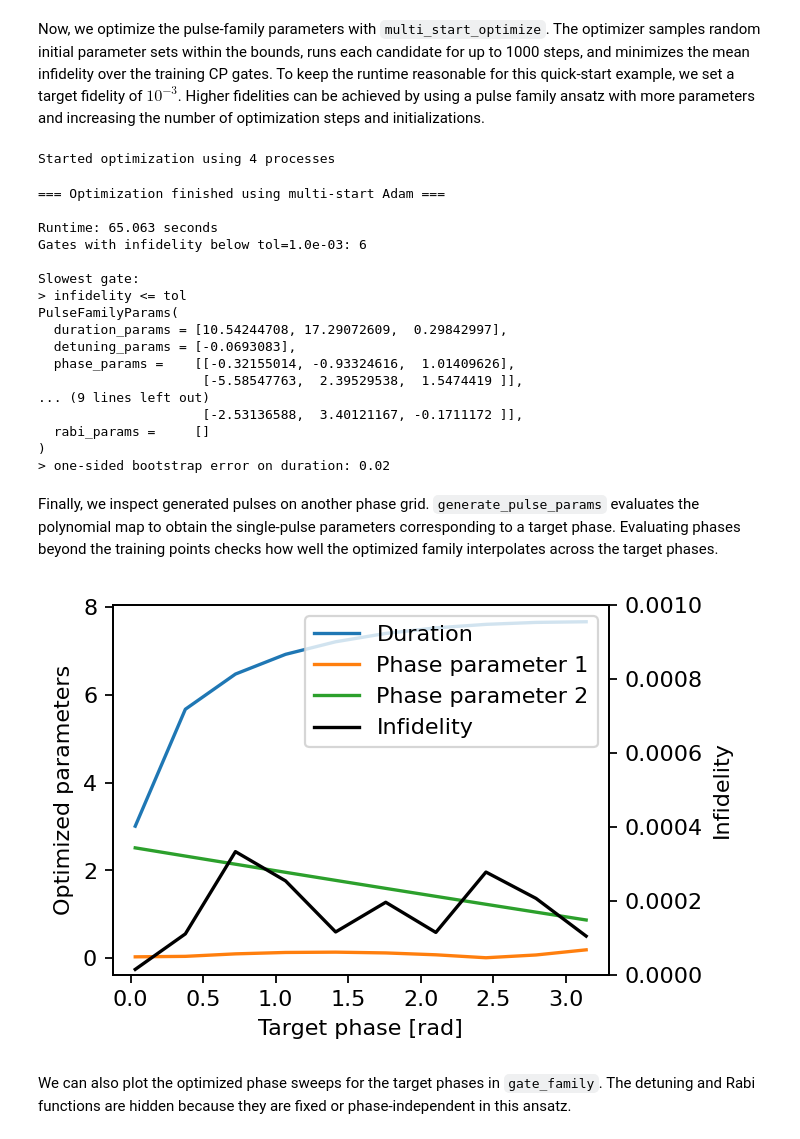
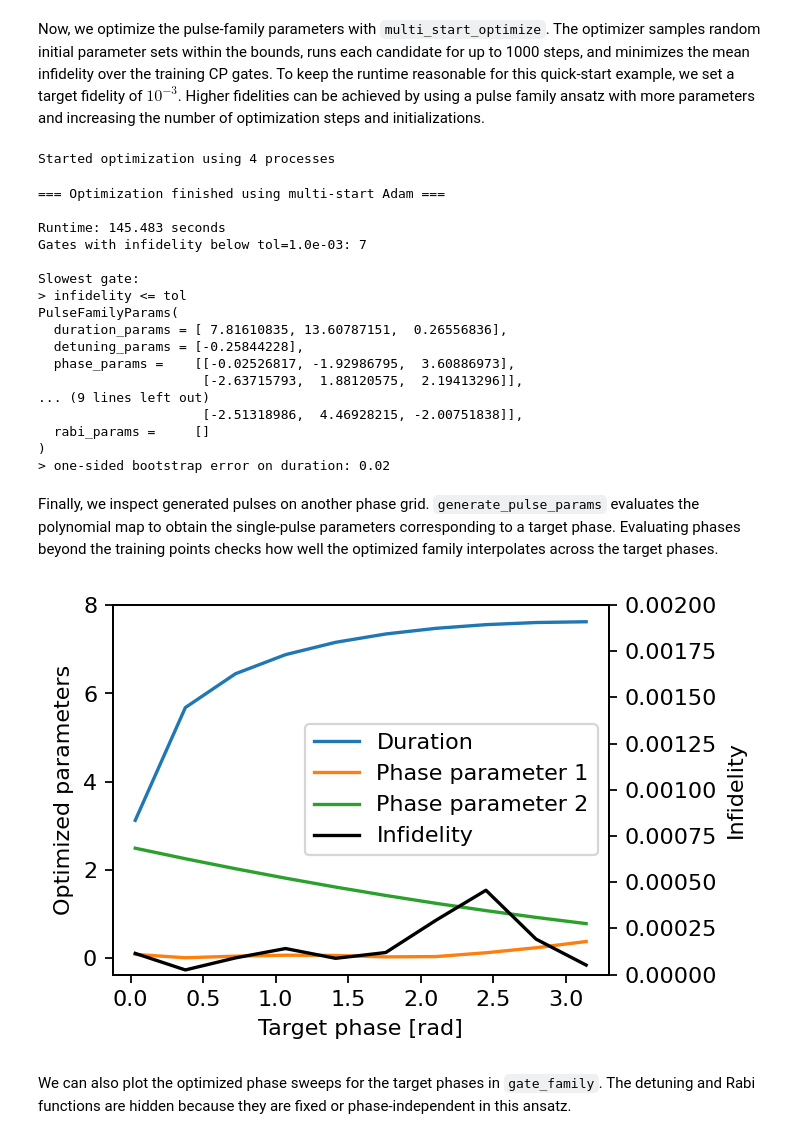
Before and after one commit to dflocher/rydopt, a Jupyter notebook: docs/examples/gate_family_quick_start.ipynb, the cells around one changed output. Cells and saved outputs as stored; diff of their text form; code cells hidden in the pictures.

```diff
--- a/docs/examples/gate_family_quick_start.ipynb
+++ b/docs/examples/gate_family_quick_start.ipynb
@@ -20,5 +20,5 @@ First, we choose target phases between $0.1\pi$ and $\pi$ that should be realize
 # %%
-target_phases = np.logspace(-2, 0, 6) * np.pi
+target_phases = np.logspace(-2, 0, 8) * np.pi
 
 sampled_gates = [
     ro.gates.TwoQubitGate(
@@ -33,6 +33,7 @@ sampled_gates = [
 gate_family = ro.gates.GateFamily(
     fixed_parameter_gates=sampled_gates,
     parameter_values=target_phases,
+    reduction=1e-4,
 )
 # %% [markdown]
 Then we choose a pulse family ansatz. The underlying pulse has constant detuning and a sine-CRAB laser-phase sweep with two coefficients. The `PolynomialPulseMapWithEmpiricalDuration` uses an empirical expression with three parameters for interpolating the duration as a function of the target phase. The detuning, laser-phase coefficients, and Rabi frequency amplitude are polynomial functions of the target phase. The degrees `0, 2, 0` of the polynomials keep the detuning phase-independent and make each laser-phase coefficient quadratic. The Rabi frequency amplitude remains fixed at one.
@@ -49,10 +50,10 @@ pulse_family = ro.pulses.PulseFamilyAnsatz(
 For multi-start optimization, we provide lower and upper bounds for random pulse-family parameters rather than a single initial guess. The bounds follow the map shapes: three Padé duration parameters, one constant detuning coefficient, two quadratic laser-phase coefficients, and no trainable Rabi parameters.
 # %%
 min_initial_params = ro.pulses.PulseFamilyParams(
-    [7, 10, 0.1], [[-0.1]], [[-5.0, -5.0, -5.0], [-5.0, -5.0, -5.0]], [[]]
+    [7, 12, 0.2], [[-0.1]], [[-5.0, -5.0, -5.0], [-5.0, -5.0, -5.0]], [[]]
 )
 max_initial_params = ro.pulses.PulseFamilyParams(
-    [8, 20, 0.5], [[0.0]], [[5.0, 5.0, 5.0], [5.0, 5.0, 5.0]], [[]]
+    [8, 17, 0.3], [[0.0]], [[5.0, 5.0, 5.0], [5.0, 5.0, 5.0]], [[]]
 )
 # %% [markdown]
 Now, we optimize the pulse-family parameters with `multi_start_optimize`. The optimizer samples random initial parameter sets within the bounds, runs each candidate for up to 1000 steps, and minimizes the mean infidelity over the training CP gates. To keep the runtime reasonable for this quick-start example, we set a target fidelity of $10^{-3}$. Higher fidelities can be achieved by using a pulse family ansatz with more parameters and increasing the number of optimization steps and initializations.
@@ -64,7 +65,7 @@ opt_result_gate_family = ro.optimization.multi_start_optimize(
     max_initial_params,
     tol=1e-3,
     num_initializations=80,
-    num_steps=500,
+    num_steps=1000,
     num_processes=4,
     return_history=False,
 )
@@ -73,18 +74,18 @@ optimized_family_params = opt_result_gate_family.params
 Started optimization using 4 processes
 === Optimization finished using multi-start Adam ===
 
-Runtime: 65.063 seconds
-Gates with infidelity below tol=1.0e-03: 6
+Runtime: 145.483 seconds
+Gates with infidelity below tol=1.0e-03: 7
 
 Slowest gate:
 > infidelity <= tol
 PulseFamilyParams(
-  duration_params = [10.54244708, 17.29072609,  0.29842997],
-  detuning_params = [-0.0693083],
-  phase_params =    [[-0.32155014, -0.93324616,  1.01409626],
-                     [-5.58547763,  2.39529538,  1.5474419 ]],
+  duration_params = [ 7.81610835, 13.60787151,  0.26556836],
+  detuning_params = [-0.25844228],
+  phase_params =    [[-0.02526817, -1.92986795,  3.60886973],
+                     [-2.63715793,  1.88120575,  2.19413296]],
 ... (9 lines left out)
-                     [-2.53136588,  3.40121167, -0.1711172 ]],
+                     [-2.51318986,  4.46928215, -2.00751838]],
   rabi_params =     []
 )
 > one-sided bootstrap error on duration: 0.02
@@ -94,36 +95,36 @@ Finally, we inspect generated pulses on another phase grid. `generate_pulse_para
 phases = np.linspace(0.01, 1, 10) * np.pi
 durations = []
 parameters = []
 infidelities = []
 
 pulse = pulse_family.pulse_ansatz
 for phase in tqdm(phases):
     gate = ro.gates.TwoQubitGate(
         phi=None,
         theta=phase,
         Vnn=float("inf"),
         decay=0.0,
     )
     params = pulse_family.generate_pulse_params(optimized_family_params, phase)
     infidelity, _, _ = ro.characterization.analyze_gate(gate, pulse, params, tol=1e-3)
     durations.append(params.duration)
     parameters.append(params.phase_params)
     infidelities.append(abs(infidelity))
 
 fig, ax1 = plt.subplots(figsize=(4, 3), dpi=160)
 ax2 = ax1.twinx()
 ax1.plot(phases, durations, label="Duration")
 ax1.plot(phases, np.abs(parameters), label=[f"Phase parameter {i + 1}" for i in range(2)])
 ax1.set_xlabel("Target phase [rad]")
 ax1.set_ylabel("Optimized parameters")
 ax2.plot(phases, infidelities, "k-", label="Infidelity")
-ax2.set_ylim(0, 1e-3)
+ax2.set_ylim(0, 2e-3)
 ax2.set_ylabel("Infidelity")
 handles1, labels1 = ax1.get_legend_handles_labels()
 handles2, labels2 = ax2.get_legend_handles_labels()
-ax2.legend(handles1 + handles2, labels1 + labels2, loc="upper right");
+ax2.legend(handles1 + handles2, labels1 + labels2, loc="center right");
 # %% [output]
-[figure, old version]
+[figure, new version]
 # %% [markdown]
 We can also plot the optimized phase sweeps for the target phases in `gate_family`. The detuning and Rabi functions are hidden because they are fixed or phase-independent in this ansatz.
 # %%
```
Also changed, not shown: parts of 2 cells of this notebook, 1 other file.
